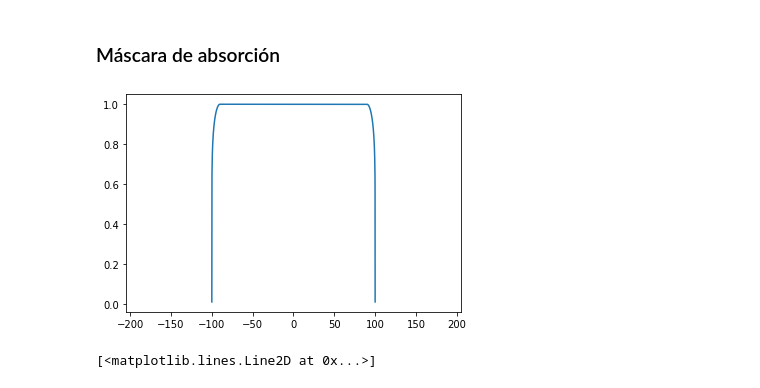
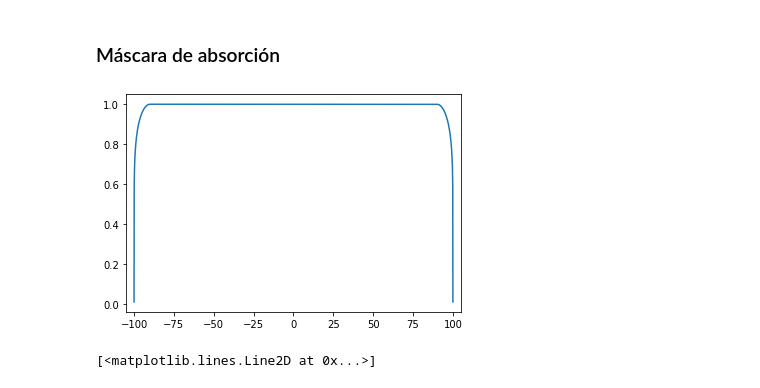
Before and after one commit to rmhsik/TFG, a Jupyter notebook: tfg/15-10-19.ipynb, the cells around one changed output. Saved outputs shown, nothing was run; the diff lists cells and outputs as text; code cells hidden in the pictures.

Commit message:
Added Mask function inside WaveFunction class

```diff
--- a/tfg/15-10-19.ipynb
+++ b/tfg/15-10-19.ipynb
@@ -60,14 +48,14 @@ def Mask(x,xb,gamma):
 # %%
 fig = plt.figure();
 ax = fig.add_subplot(111); #linear axis
 #ax.set_ylim(0,1.5)
 
-mask = Mask(x,10,1.0)
+mask = WF.mask
 ax.plot(WF.x,mask)
-ax.set_xlim(-205,205)
+ax.set_xlim(-105,105)
 WF.mask = mask
 # %% [output]
-[figure, old version]
+[figure, new version]
 # %%
 fig = plt.figure()
 
```
Also changed, not shown: parts of 12 cells of this notebook, 1 other file.
